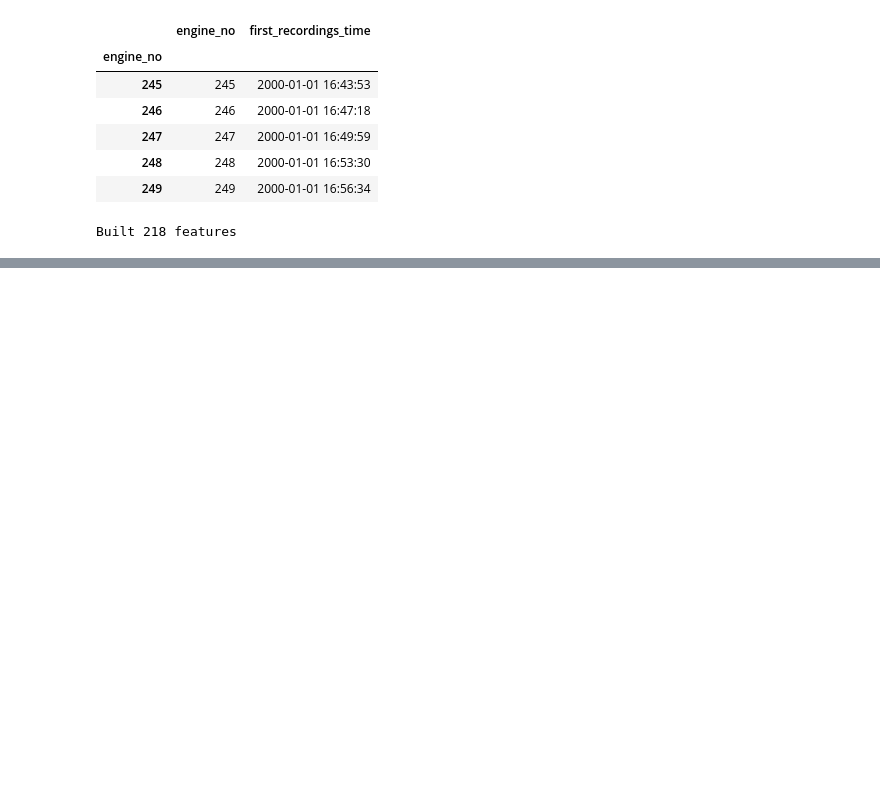
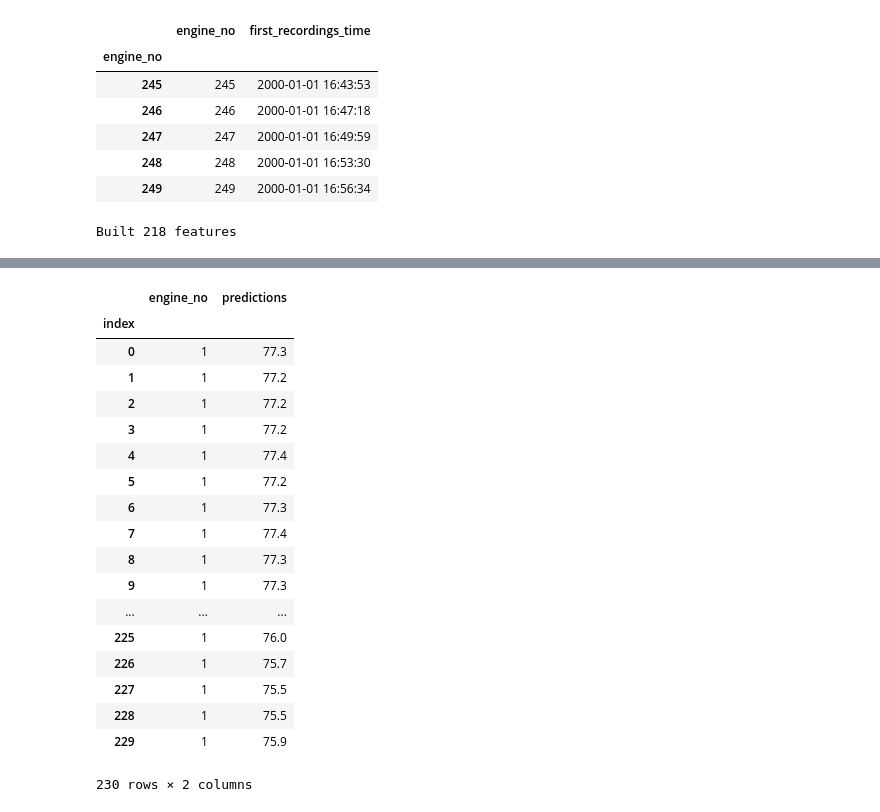
Before and after one commit to alteryx/predict-remaining-useful-life, a Jupyter notebook: LL Demo.ipynb, the cells around one changed output, grey strips where cells are left out. Drawn from its saved outputs; the diff is of its cells as text; code cells hidden in the pictures; blank space fills up the shorter version.

Commit message:
Add predictions on truth

```diff
--- a/LL Demo.ipynb
+++ b/LL Demo.ipynb
@@ -137,0 +136,17 @@ Feature Importances:
+# %%
+test_data = pd.read_csv('data/RUL_test.txt', sep=' ', header=-1, names=cols)
+test_data = test_data.drop(cols[-5:], axis=1)
+test_data['index'] = test_data.index
+
+es2 = ft.EntitySet('Dataset2')
+es2.entity_from_dataframe(dataframe=test_data,
+                         entity_id='recordings',
+                         index='index')
+
+es2.normalize_entity(base_entity_id='recordings',
+                    new_entity_id='engines',
+                    index='engine_no')
+
+es2.normalize_entity(base_entity_id='recordings',
+                    new_entity_id='cycles',
+                    index='time_in_cycles')
@@ -137,0 +162,27 @@ Feature Importances:
+# %%
+fm2 = ft.calculate_feature_matrix(entityset=es2, features=features, verbose=True)
+# %%
+preds = reg.predict(fm2)
+out = fm2.copy()
+out['predictions'] = preds
+out[out['engine_no']==1][['engine_no', 'predictions']]
+# %% [output]
+|  | engine_no | predictions |
+| index |  |  |
+| 0 | 1 | 77.3 |
+| 1 | 1 | 77.2 |
+| 2 | 1 | 77.2 |
+| 3 | 1 | 77.2 |
+| 4 | 1 | 77.4 |
+| 5 | 1 | 77.2 |
+| 6 | 1 | 77.3 |
+| 7 | 1 | 77.4 |
+| 8 | 1 | 77.3 |
+| 9 | 1 | 77.3 |
+| ... | ... | ... |
+| 225 | 1 | 76.0 |
+| 226 | 1 | 75.7 |
+| 227 | 1 | 75.5 |
+| 228 | 1 | 75.5 |
+| 229 | 1 | 75.9 |
+230 rows × 2 columns
```
Also changed, not shown: parts of 5 cells of this notebook.
